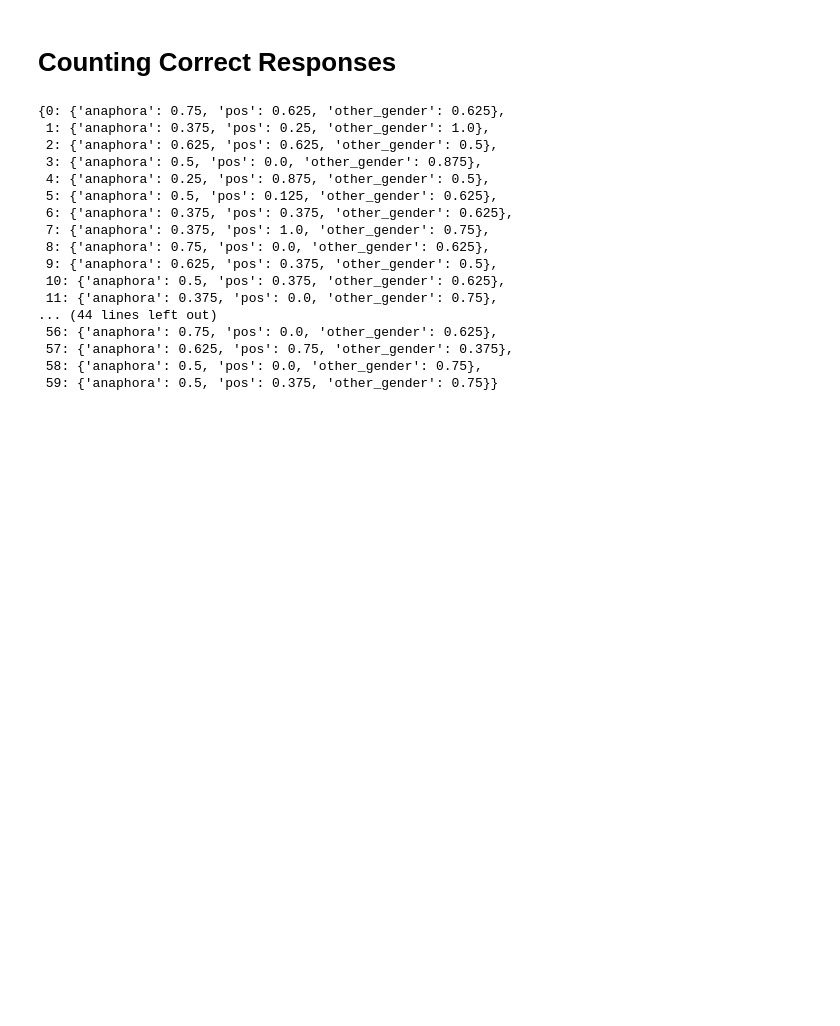
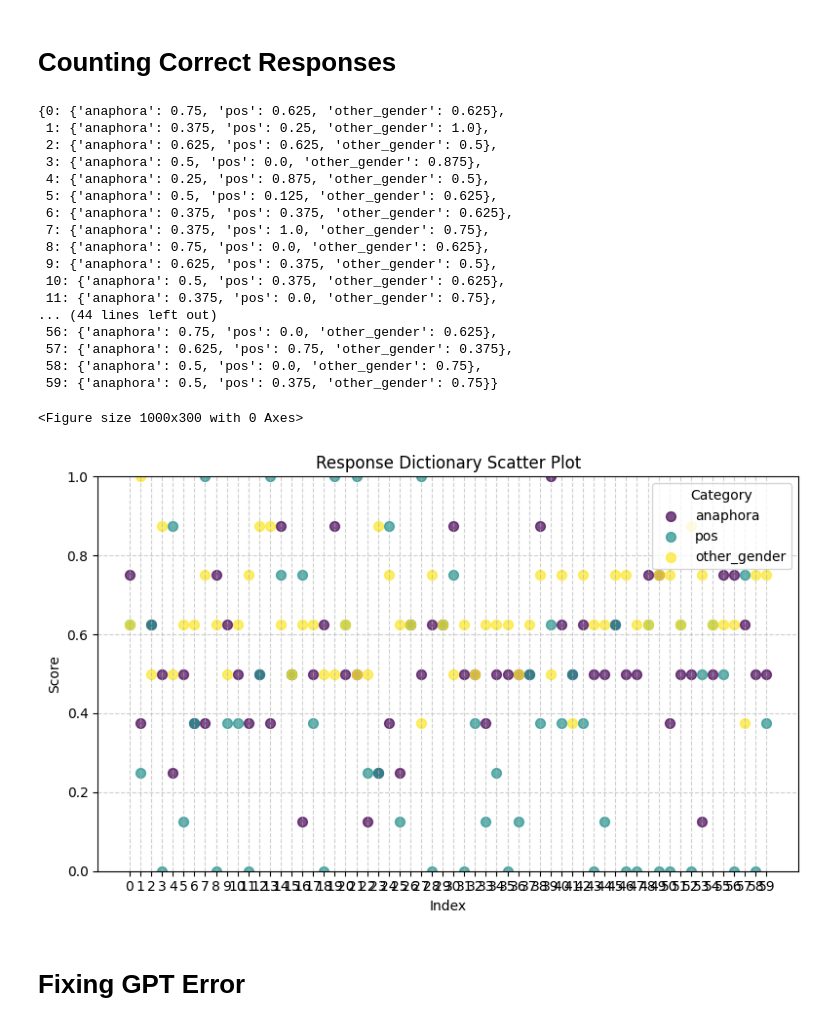
Before and after one commit to sagarkumar16/winogender_contextuality, a Jupyter notebook: notebooks/12-sk-metaprompting.ipynb, the cells around one changed output. Cells and saved outputs as stored; diff of their text form; code cells hidden in the pictures; blank space fills up the shorter version.

```diff
--- a/notebooks/12-sk-metaprompting.ipynb
+++ b/notebooks/12-sk-metaprompting.ipynb
@@ -37,6 +41,28 @@ def get_meta_question(q: str,
     """
 
     return [x for x in lst if x['question'] == q]
+# %%
+def plot_response_dict(response_d):
+    # Extract data
+    indices = list(response_d.keys())
+    categories = list(next(iter(response_d.values())).keys())
+    colors = plt.cm.viridis(np.linspace(0, 1, len(categories)))  # color per category
+
+    # Create plot
+    plt.figure(figsize=(8, 5))
+
+    for cat, color in zip(categories, colors):
+        vals = [response_d[i][cat] for i in indices]
+        plt.scatter(indices, vals, color=color, label=cat, s=50, alpha=0.7)
+
+    # Labels and style
+    plt.xlabel('Index')
+    plt.ylabel('Score')
+    plt.title('Response Dictionary Scatter Plot')
+    plt.xticks(indices)
+    plt.ylim(0, 1)
+    plt.legend(title='Category')
+    plt.grid(True, linestyle='--', alpha=0.6)
 # %% [markdown]
 # Counting Errors
 # %%
@@ -80,3 +106,12 @@ response_correctness
  57: {'anaphora': 0.625, 'pos': 0.75, 'other_gender': 0.375},
  58: {'anaphora': 0.5, 'pos': 0.0, 'other_gender': 0.75},
  59: {'anaphora': 0.5, 'pos': 0.375, 'other_gender': 0.75}}
+# %%
+plt.figure(figsize=(10,3))
+plot_response_dict(response_correctness)
+plt.tight_layout()
+# %% [output]
+<Figure size 1000x300 with 0 Axes>
+[figure, added]
+# %% [markdown]
+# Fixing GPT Error
```
Also changed, not shown: parts of 2 cells of this notebook.
